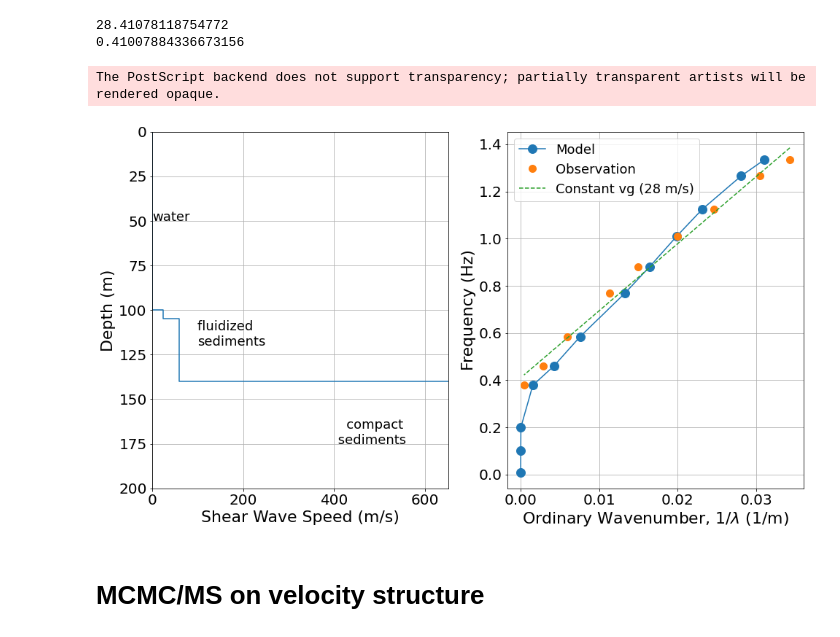
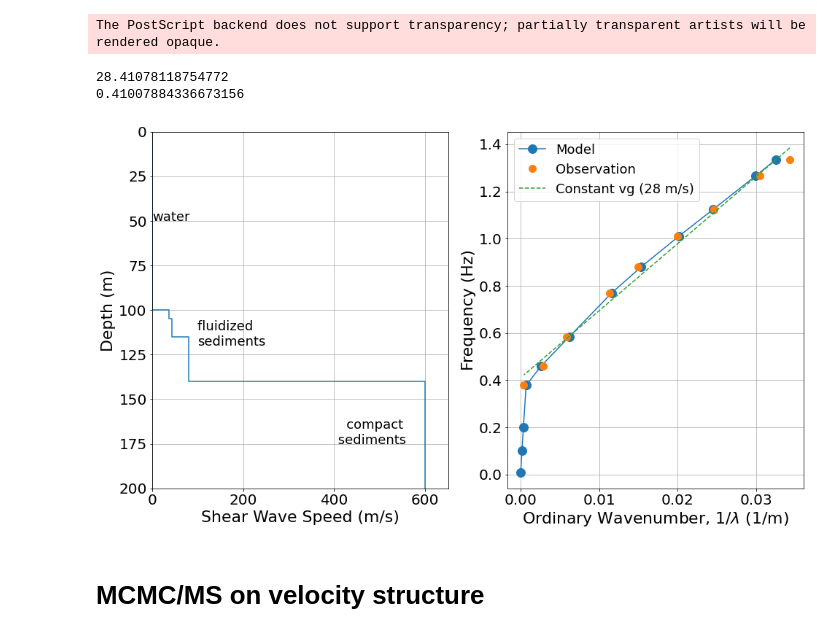
Before and after one commit to bradlipovsky/whidbey-surface-waves, a Jupyter notebook: plot-sdisp96.ipynb, the cells around one changed output. Saved outputs shown, nothing was run; the diff lists cells and outputs as text; code cells hidden in the pictures.

```diff
--- a/plot-sdisp96.ipynb
+++ b/plot-sdisp96.ipynb
@@ -58,28 +58,28 @@ fobs = np.array([1.335, 1.265, 1.125, 1.01, 0.88, 0.77, 0.585, 0.46, 0.378])
 cobs = fobs/kobs
 # %%
 # Four layer model
-# h =  [0.100, 0.005, 0.010, 0.025, 0.0]
-# vs = [0, 0.038, 0.043, 0.080, 0.600]
-# vp = [1.5,1.6,1.6,1.6,1.6]
-# rho= [1,1.5,1.5,1.5,1.5]
+h =  [0.100, 0.005, 0.010, 0.025, 0.0]
+vs = [0, 0.038, 0.043, 0.080, 0.600]
+vp = [1.5,1.6,1.6,1.6,1.6]
+rho= [1,1.5,1.5,1.5,1.5]
 
 # Three-layer model
-h =  [0.100, 0.005, 0.035, 0.0]
-vs = [0, 0.024, 0.06,  15.00]
-vp = [1.5,1.6,1.6,16.0]
-rho= [1,1.5,1.5,1.5]
+# h =  [0.100, 0.005, 0.035, 0.0]
+# vs = [0, 0.024, 0.06,  15.00]
+# vp = [1.5,1.6,1.6,16.0]
+# rho= [1,1.5,1.5,1.5]
 
 f,k = pysurf96(h,vp,vs,rho)
 
 plt_dispersion(f,k,fobs,kobs,
                np.hstack([0,np.cumsum(h)*1e3,200]),
                1000*np.hstack([vs,vs[-1],vs[-1]]),
               save=True)
 # %% [output]
-28.41078118754772
-0.41007884336673156
+The PostScript backend does not support transparency; partially transparent artists will be rendered opaque.
-The PostScript backend does not support transparency; partially transparent artists will be rendered opaque.
+28.41078118754772
+0.41007884336673156
-[figure, old version]
+[figure, new version]
 # %% [markdown]
 # MCMC/MS on velocity structure
 # %%
```
Also changed, not shown: parts of 7 cells of this notebook.
